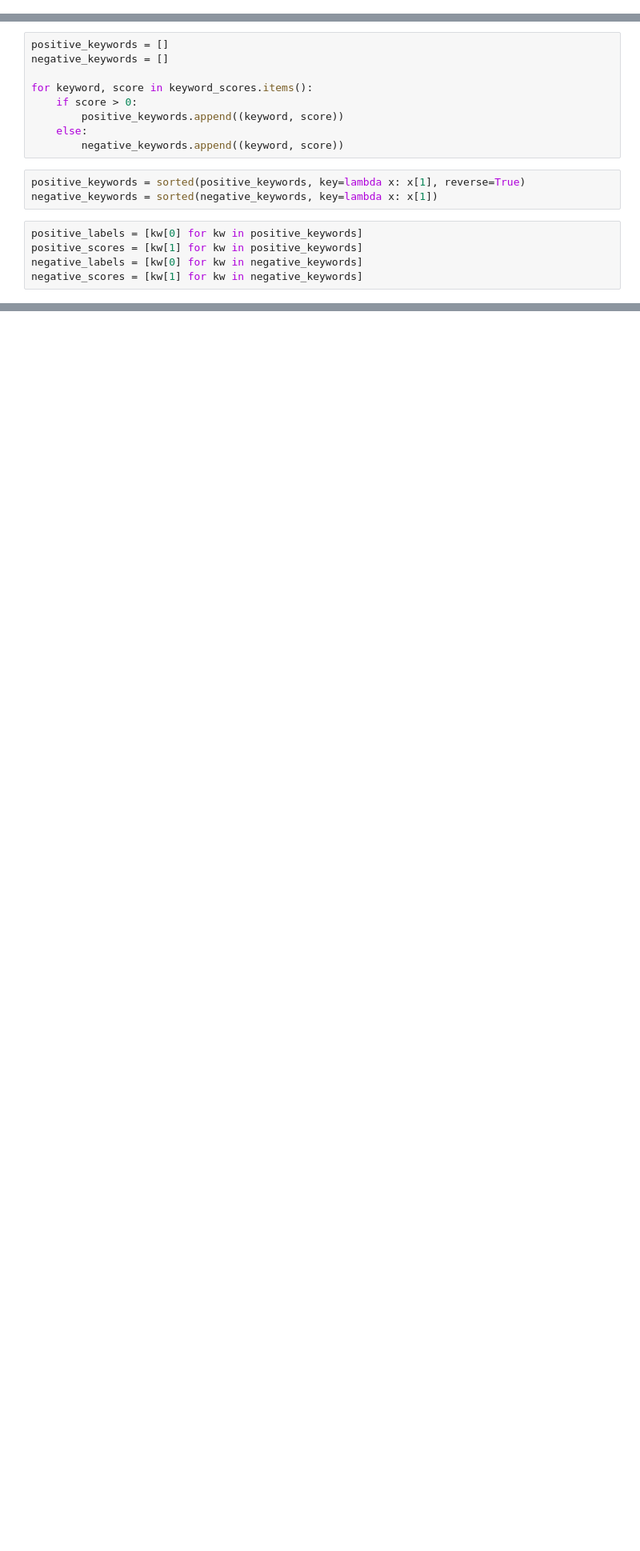
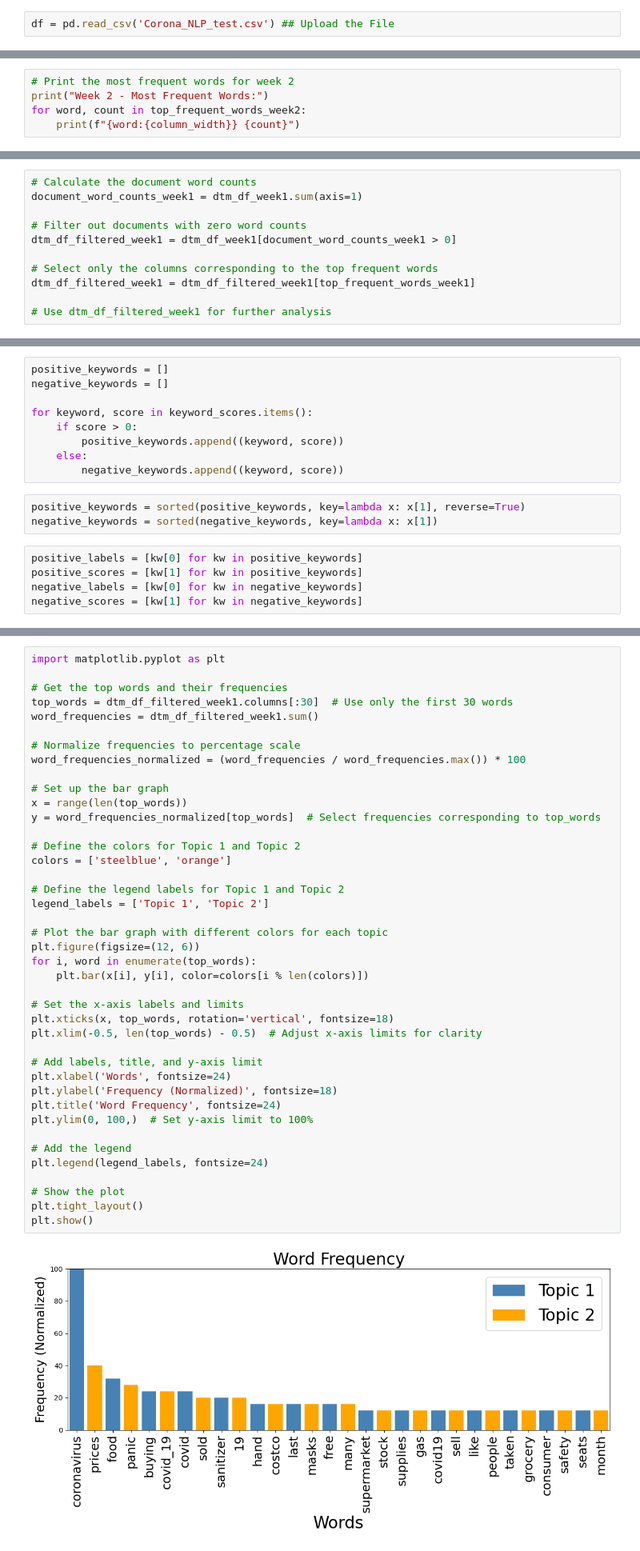
Before and after one commit to ReproTeach/final-project-gauchos_finalproject, a Jupyter notebook: final_project.ipynb, the cells around one changed output, grey strips where cells are left out. Shown: that part at 80% size. Drawn from its saved outputs; the diff is of its cells as text; blank space fills up the shorter version.

```diff
--- a/final_project.ipynb
+++ b/final_project.ipynb
@@ -287,0 +272,2 @@ Index(['UserName', 'ScreenName', 'Location', 'TweetAt', 'OriginalTweet',
+# %%
+df = pd.read_csv('Corona_NLP_test.csv') ## Upload the File
@@ -287,0 +505,5 @@ Index(['UserName', 'ScreenName', 'Location', 'TweetAt', 'OriginalTweet',
+# %%
+# Print the most frequent words for week 2
+print("Week 2 - Most Frequent Words:")
+for word, count in top_frequent_words_week2:
+    print(f"{word:{column_width}} {count}")
@@ -287,0 +587,11 @@ Index(['UserName', 'ScreenName', 'Location', 'TweetAt', 'OriginalTweet',
+# %%
+# Calculate the document word counts
+document_word_counts_week1 = dtm_df_week1.sum(axis=1)
+
+# Filter out documents with zero word counts
+dtm_df_filtered_week1 = dtm_df_week1[document_word_counts_week1 > 0]
+
+# Select only the columns corresponding to the top frequent words
+dtm_df_filtered_week1 = dtm_df_filtered_week1[top_frequent_words_week1]
+
+# Use dtm_df_filtered_week1 for further analysis
@@ -324,0 +637,43 @@ plt.show()
+# %%
+import matplotlib.pyplot as plt
+
+# Get the top words and their frequencies
+top_words = dtm_df_filtered_week1.columns[:30]  # Use only the first 30 words
+word_frequencies = dtm_df_filtered_week1.sum()
+
+# Normalize frequencies to percentage scale
+word_frequencies_normalized = (word_frequencies / word_frequencies.max()) * 100
+
+# Set up the bar graph
+x = range(len(top_words))
+y = word_frequencies_normalized[top_words]  # Select frequencies corresponding to top_words
+
+# Define the colors for Topic 1 and Topic 2
+colors = ['steelblue', 'orange']
+
+# Define the legend labels for Topic 1 and Topic 2
+legend_labels = ['Topic 1', 'Topic 2']
+
+# Plot the bar graph with different colors for each topic
+plt.figure(figsize=(12, 6))
+for i, word in enumerate(top_words):
+    plt.bar(x[i], y[i], color=colors[i % len(colors)])
+
+# Set the x-axis labels and limits
+plt.xticks(x, top_words, rotation='vertical', fontsize=18)
+plt.xlim(-0.5, len(top_words) - 0.5)  # Adjust x-axis limits for clarity
+
+# Add labels, title, and y-axis limit
+plt.xlabel('Words', fontsize=24)
+plt.ylabel('Frequency (Normalized)', fontsize=18)
+plt.title('Word Frequency', fontsize=24)
+plt.ylim(0, 100,)  # Set y-axis limit to 100%
+
+# Add the legend
+plt.legend(legend_labels, fontsize=24)
+
+# Show the plot
+plt.tight_layout()
+plt.show()
+# %% [output]
+[figure, added]
```
Also changed, not shown: parts of 36 cells of this notebook, 1 other file.
